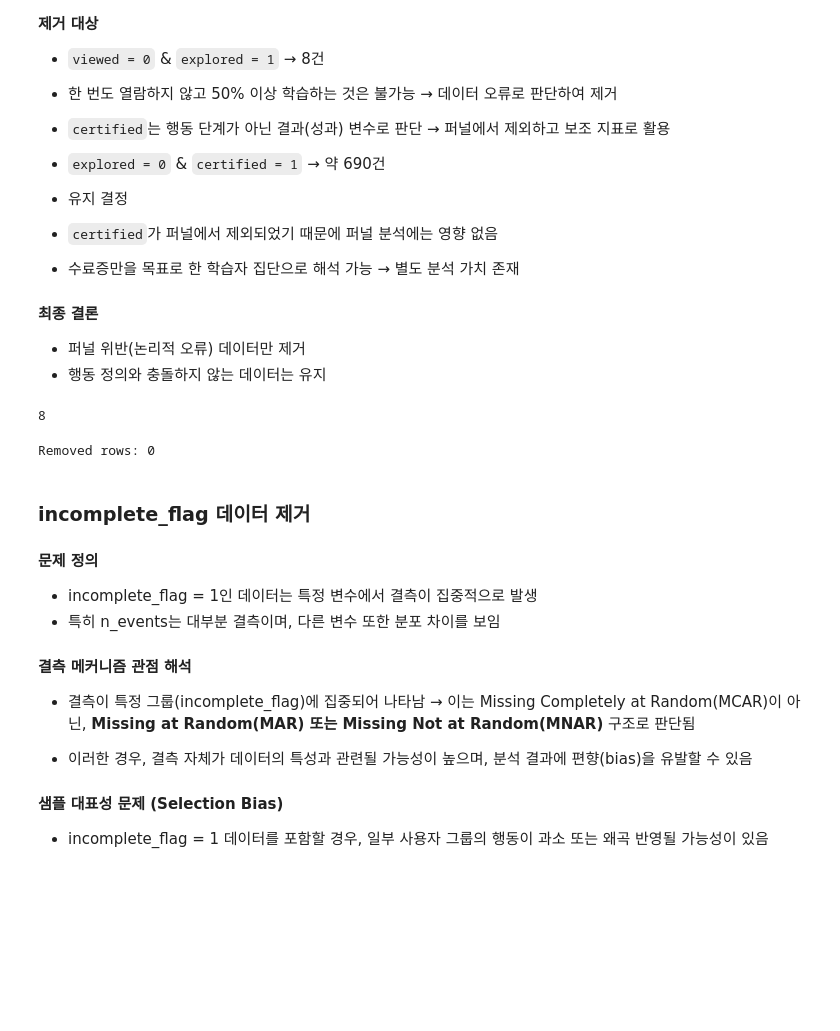
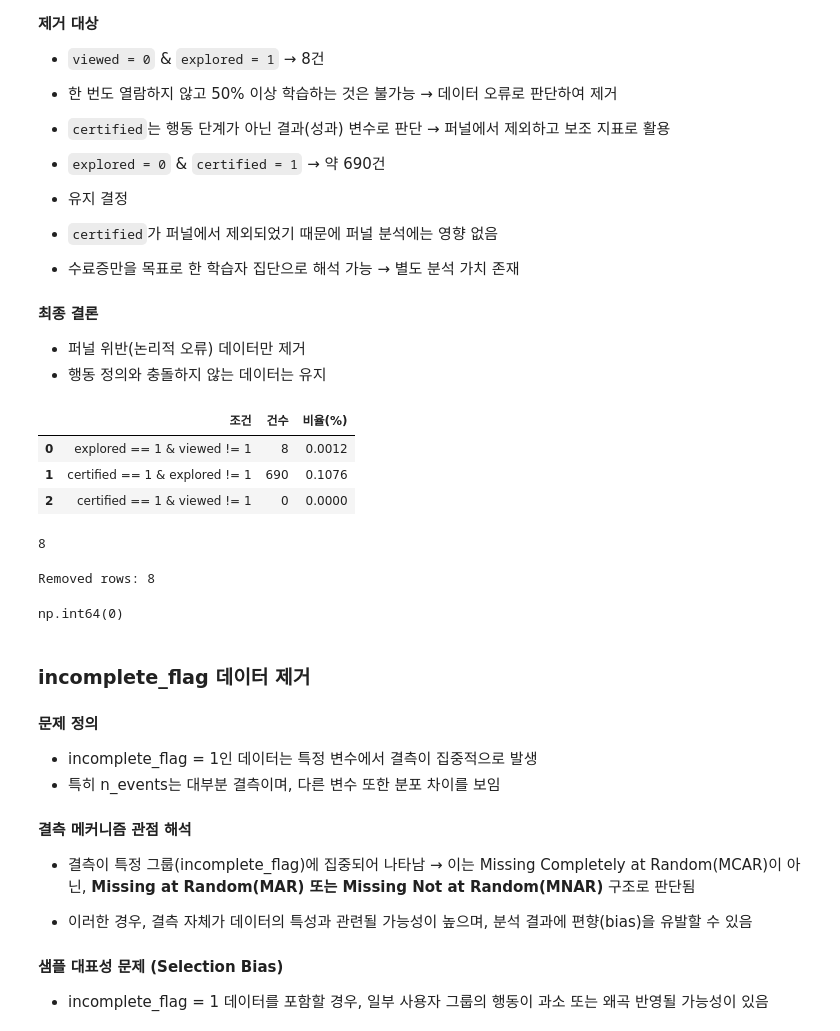
Before and after one commit to Ojirokim/data-analysis-practical-project, a Jupyter notebook: 김규열/교육_전처리.ipynb, the cells around one changed output. Drawn from its saved outputs; the diff is of its cells as text; code cells hidden in the pictures; blank space fills up the shorter version.

```diff
--- a/김규열/교육_전처리.ipynb
+++ b/김규열/교육_전처리.ipynb
@@ -55,6 +55,27 @@ course = course.drop(columns=["roles"])
 #### 최종 결론
 - 퍼널 위반(논리적 오류) 데이터만 제거
 - 행동 정의와 충돌하지 않는 데이터는 유지
+# %%
+consistency_summary = pd.DataFrame({
+    "조건": [
+        "explored == 1 & viewed != 1",
+        "certified == 1 & explored != 1",
+        "certified == 1 & viewed != 1"
+    ],
+    "건수": [
+        ((course["explored"] == 1) & (course["viewed"] != 1)).sum(),
+        ((course["certified"] == 1) & (course["explored"] != 1)).sum(),
+        ((course["certified"] == 1) & (course["viewed"] != 1)).sum()
+    ]
+})
+
+consistency_summary["비율(%)"] = (consistency_summary["건수"] / len(course) * 100).round(4)
+display(consistency_summary)
+# %% [output]
+|  | 조건 | 건수 | 비율(%) |
+| 0 | explored == 1 & viewed != 1 | 8 | 0.0012 |
+| 1 | certified == 1 & explored != 1 | 690 | 0.1076 |
+| 2 | certified == 1 & viewed != 1 | 0 | 0.0000 |
 # %%
 # 제거 대상만 따로 보기
 invalid_funnel = course[
@@ -73,8 +88,21 @@ course = course[
-# %%
-removed_count = course.shape[0] - course.shape[0]
-print("Removed rows:", removed_count)
-# %% [output]
-Removed rows: 0
+# %%
+before_rows = course.shape[0]
+
+course = course[
+    ~(
+        ((course["explored"] == 1) & (course["viewed"] != 1))
+    )
+]
+
+after_rows = course.shape[0]
+removed_count = before_rows - after_rows
+print("Removed rows:", removed_count)
+# %% [output]
+Removed rows: 8
+# %%
+((course["explored"] == 1) & (course["viewed"] != 1)).sum()
+# %% [output]
+np.int64(0)
 # %% [markdown]
 ### incomplete_flag 데이터 제거
 
```
Also changed, not shown: parts of 4 cells of this notebook.
